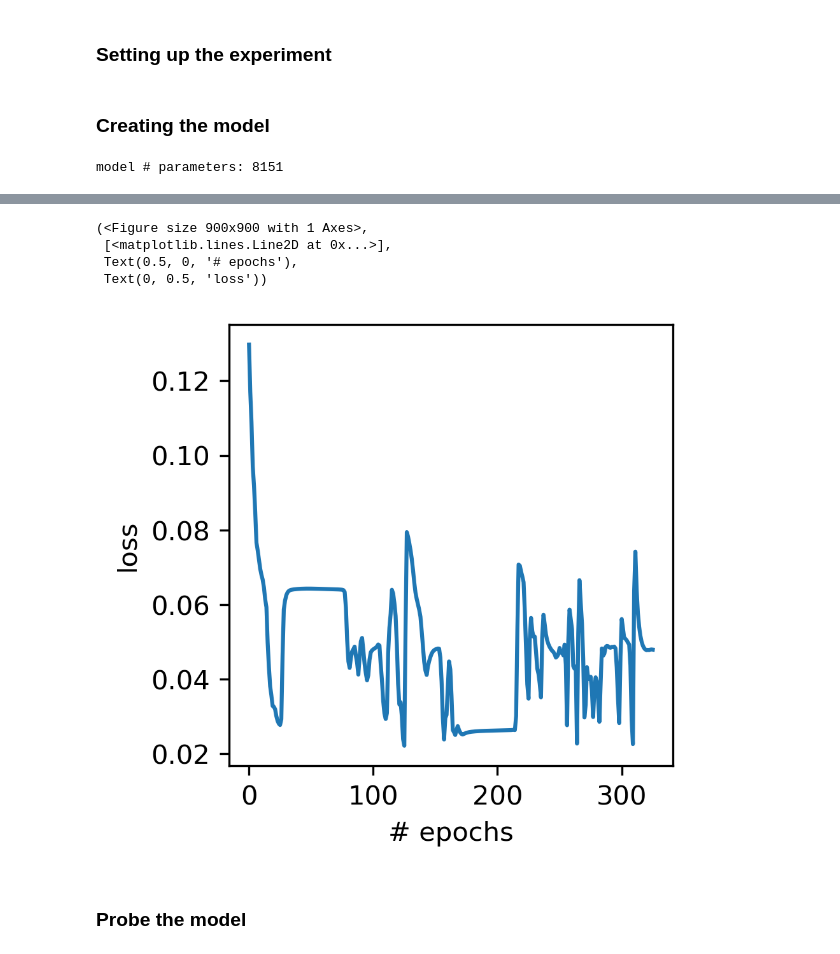
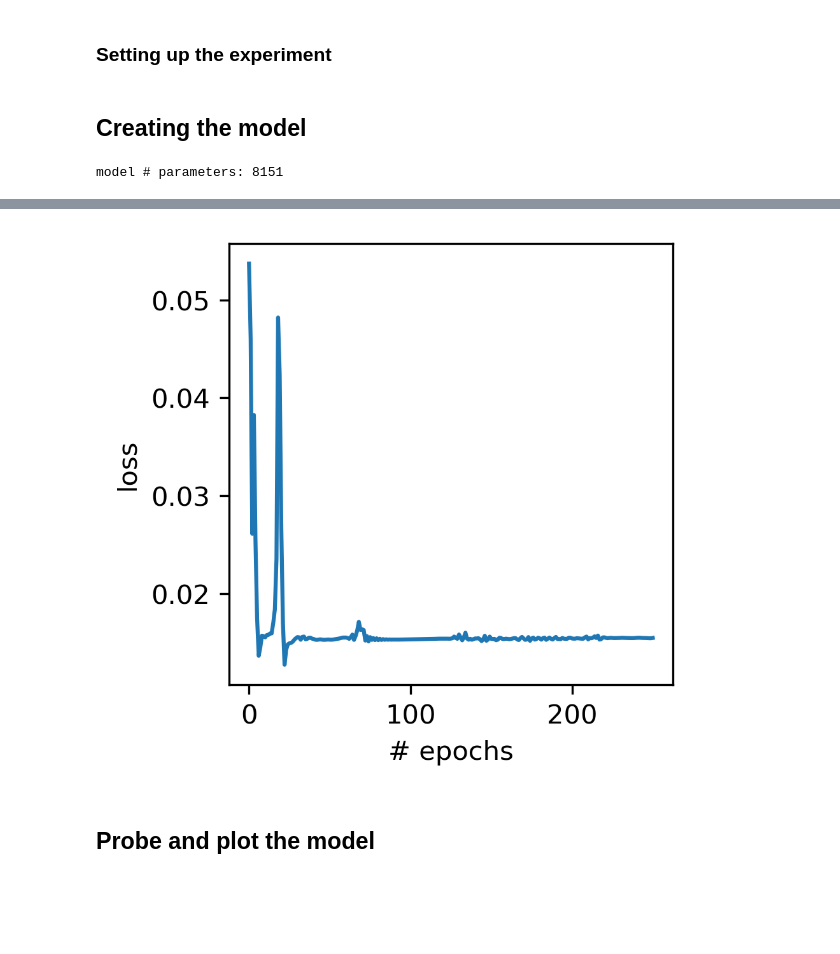
Before and after one commit to avg-bitsian/distributional-td-with-episodes, a Jupyter notebook: main_notebook.ipynb, the cells around one changed output, grey strips where cells are left out. Drawn from its saved outputs; the diff is of its cells as text; code cells hidden in the pictures; blank space fills up the shorter version.

```diff
--- a/main_notebook.ipynb
+++ b/main_notebook.ipynb
@@ -36,7 +36,7 @@ E = Eshel(rew_size_distributions= reward_sizes_dist,
           iti_dist='geometric',
           t_padding=0)
 # %% [markdown]
-### Creating the model
+## Creating the model
 # %%
 hidden_size = 50 # number of hidden neurons
 gamma = 0.93 # discount factor
@@ -50,24 +50,39 @@ print('model # parameters: {}'.format(model.n_parameters()))
 # %% [output]
 model # parameters: 8151
 # %%
-epochs = 300
+# specifying the training parameters
+epochs = 250
 batch_size = 12
 learning_rate = 0.003
-alpha_plus = 0.05       #learning rate for positive errors
-alpha_minus = 0.05      #learning rate for negative errors
+alpha_plus = 0.04       #learning rate for positive errors
+alpha_minus = 0.06      #learning rate for negative errors
 # alpha_minus = 1
 # alpha_plus = 1
 
 dataloader = make_dataloader(E, batch_size=batch_size)
+
+alpha_plus_str = str(alpha_plus).replace('.', '').replace('0', '', 1)
+alpha_minus_str = str(alpha_minus).replace('.', '').replace('0', '', 1)
+model_name = f"(+{alpha_plus_str})(-{alpha_minus_str})_with_{epochs}epochs"
+
+save_model = True
+path_to_models = '<your_path_here>' + str(reward_sizes) + '/'
 # %%
-scores, other_scores, weights = train_model(model, dataloader,
-                                            epochs=epochs,
-                                            optimizer='SGD',
-                                            lr=learning_rate,
-                                            alpha_plus = alpha_plus,
-                                            alpha_minus = alpha_minus,
-                                            print_every=25,
-                                            use_weights='final')
+if save_model:
+    scores, other_scores, weights = train_model(model, dataloader,
+                                                epochs=epochs,
+                                                optimizer='SGD',
+                                                lr=learning_rate,
+                                                alpha_plus = alpha_plus,
+                                                alpha_minus = alpha_minus,
+                                                print_every=25,
+                                                use_weights='final')
 
-plt.figure(figsize=(3,3), dpi=300), plt.plot(scores), plt.xlabel('# epochs'), plt.ylabel('loss')
+    plt.figure(figsize=(3,3), dpi=300), plt.plot(scores), plt.xlabel('# epochs'), plt.ylabel('loss')
+    plt.savefig(path_to_models + model_name + "_loss", bbox_inches='tight')
+    plt.show()
+    torch.save(model.state_dict(), path_to_models + model_name + '_weights.pt')
+
+else:
+    model.load_state_dict(torch.load(path_to_models + model_name + '_weights.pt'))
 # %% [output]
@@ -89,5 +101 @@ Done! Best loss: 0.02213749537865321
-(<Figure size 900x900 with 1 Axes>,
- [<matplotlib.lines.Line2D at 0x...>],
- Text(0.5, 0, '# epochs'),
- Text(0, 0.5, 'loss'))
-[figure, old version]
+[figure, new version]
@@ -98,3 +102,3 @@ Done! Best loss: 0.02213749537865321
 # %% [markdown]
-### Probe the model
+## Probe and plot the model
 # %%
```
Also changed, not shown: parts of 9 cells of this notebook.
